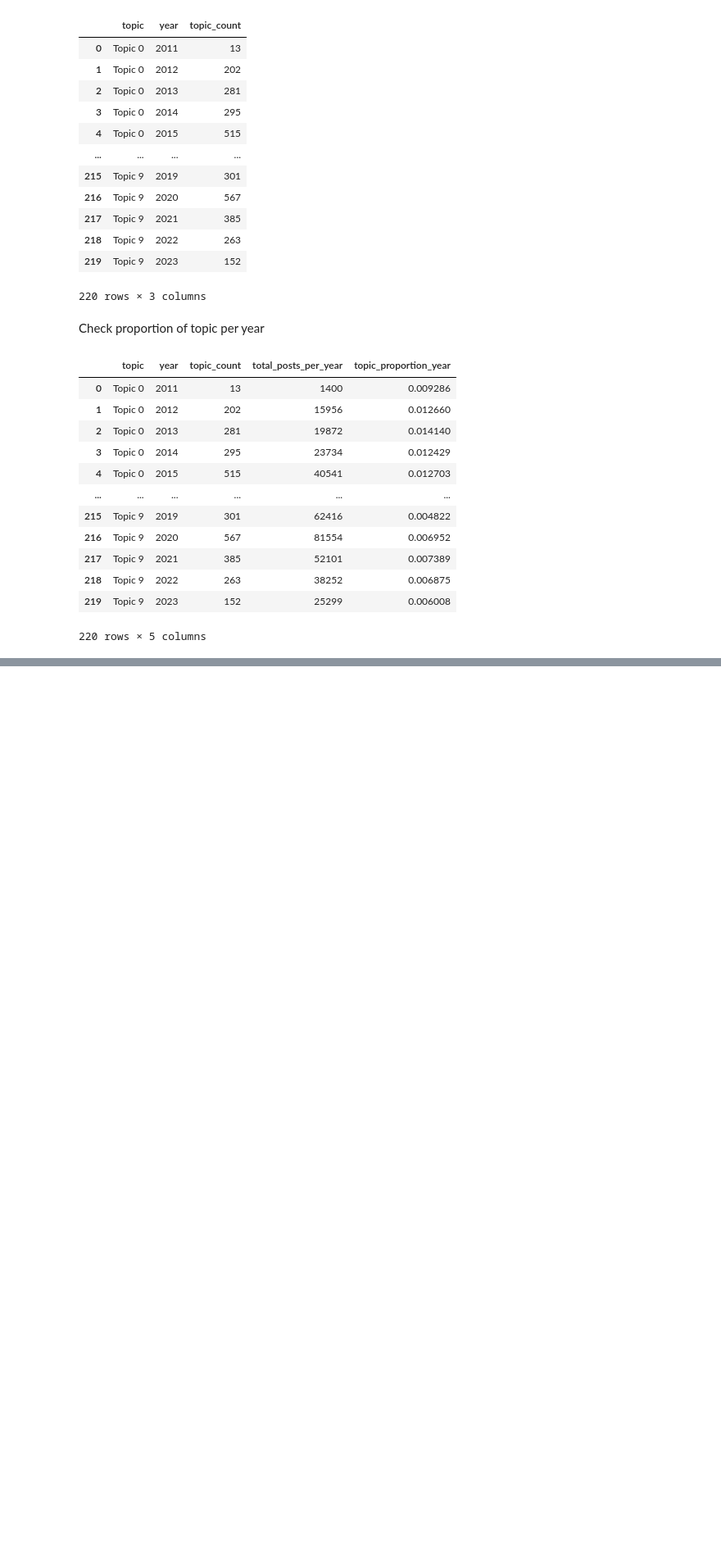
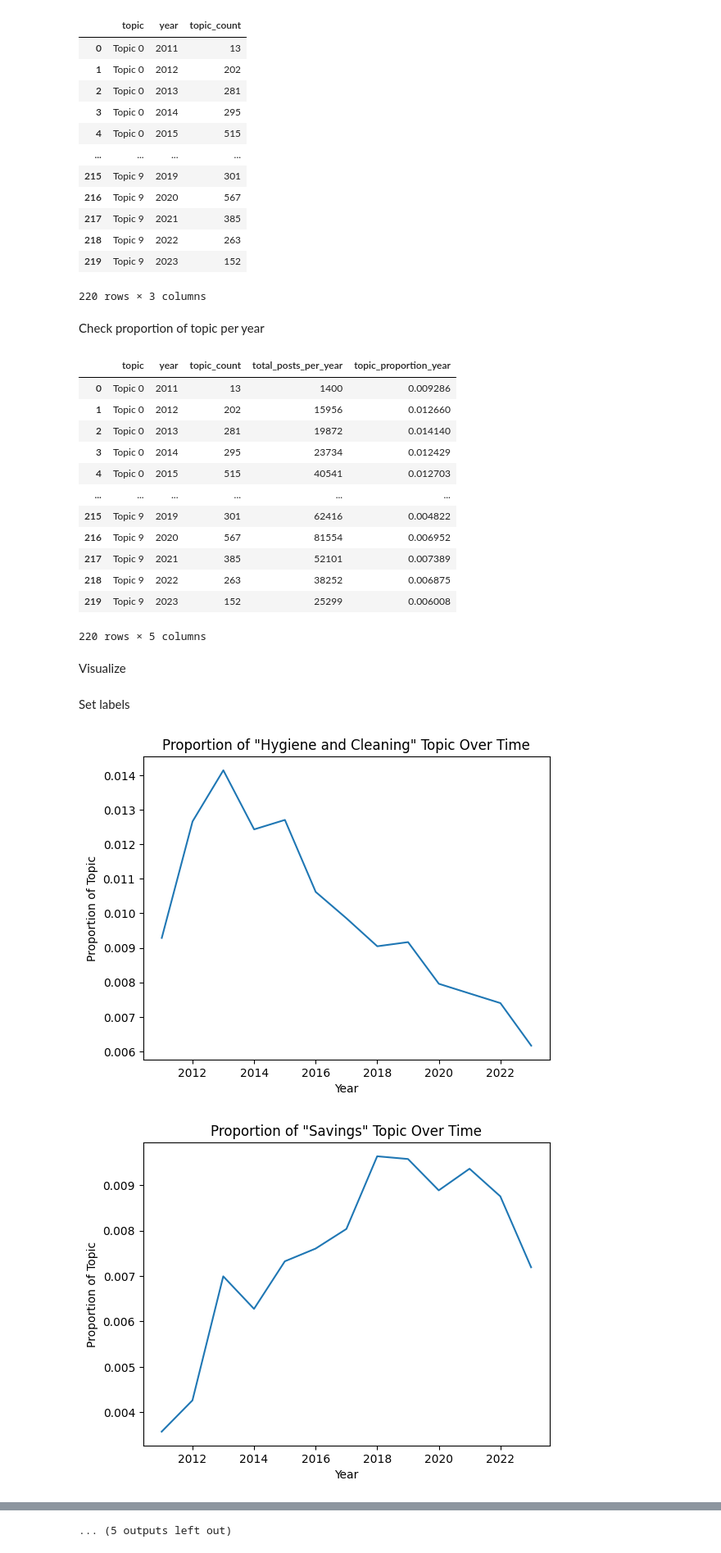
Before and after one commit to natashacarpcast/nlp-finalproject, a Jupyter notebook: topics_time.ipynb, the cells around one changed output, grey strips where cells are left out. Shown at 82% size. Drawn from its saved outputs; the diff is of its cells as text; code cells hidden in the pictures; blank space fills up the shorter version.

Commit message:
plots of change in trends over time

```diff
--- a/topics_time.ipynb
+++ b/topics_time.ipynb
@@ -92,0 +92,36 @@ topics_df.to_csv("data/topics_counts_years.csv")
+# %% [markdown]
+Visualize
+# %% [markdown]
+Set labels
+# %%
+labels = {
+    "Topic 0": "Hygiene and Cleaning",
+    "Topic 1": "Savings",
+    "Topic 2": "Telecommunications",
+    "Topic 3": "Eating Behaviour",
+    "Topic 5": "Sleep",
+    "Topic 6": "Traffic and Road Safety",
+    "Topic 7": "Restaurant and Food Ordering",
+    "Topic 8": "Hair care and shaving",
+    "Topic 9": "Asking and offering help",
+    "Topic 11": "Communication and Conversations",
+    "Topic 12": "Pets",
+    "Topic 14": "Money management",
+    "Topic 15": "Self-Improvement and Well-being",
+    "Topic 16": "Friendships and Social Relationships",
+    "Topic 17": "Debating and Argumenting",
+    "Topic 18": "Career and Education",
+    "Topic 19": "Email and Spam Management"
+}
+# %%
+# Loop through each unique topic and plot its proportions over time
+for topic in topics_df['topic'].unique():
+    topic_data = topics_df[topics_df['topic'] == topic]
+    plt.plot(topic_data['year'], topic_data['topic_proportion_year'], label=topic)
+    plt.xlabel('Year')
+    plt.ylabel('Proportion of Topic')
+    plt.title('Proportion of "{}" Topic Over Time'.format(labels[topic]))
+    plt.show()
+# %% [output]
+[figure, added]
+[figure, added]
@@ -92,0 +138 @@ topics_df.to_csv("data/topics_counts_years.csv")
+... (5 outputs left out)
```
Also changed, not shown: parts of 3 cells of this notebook.
